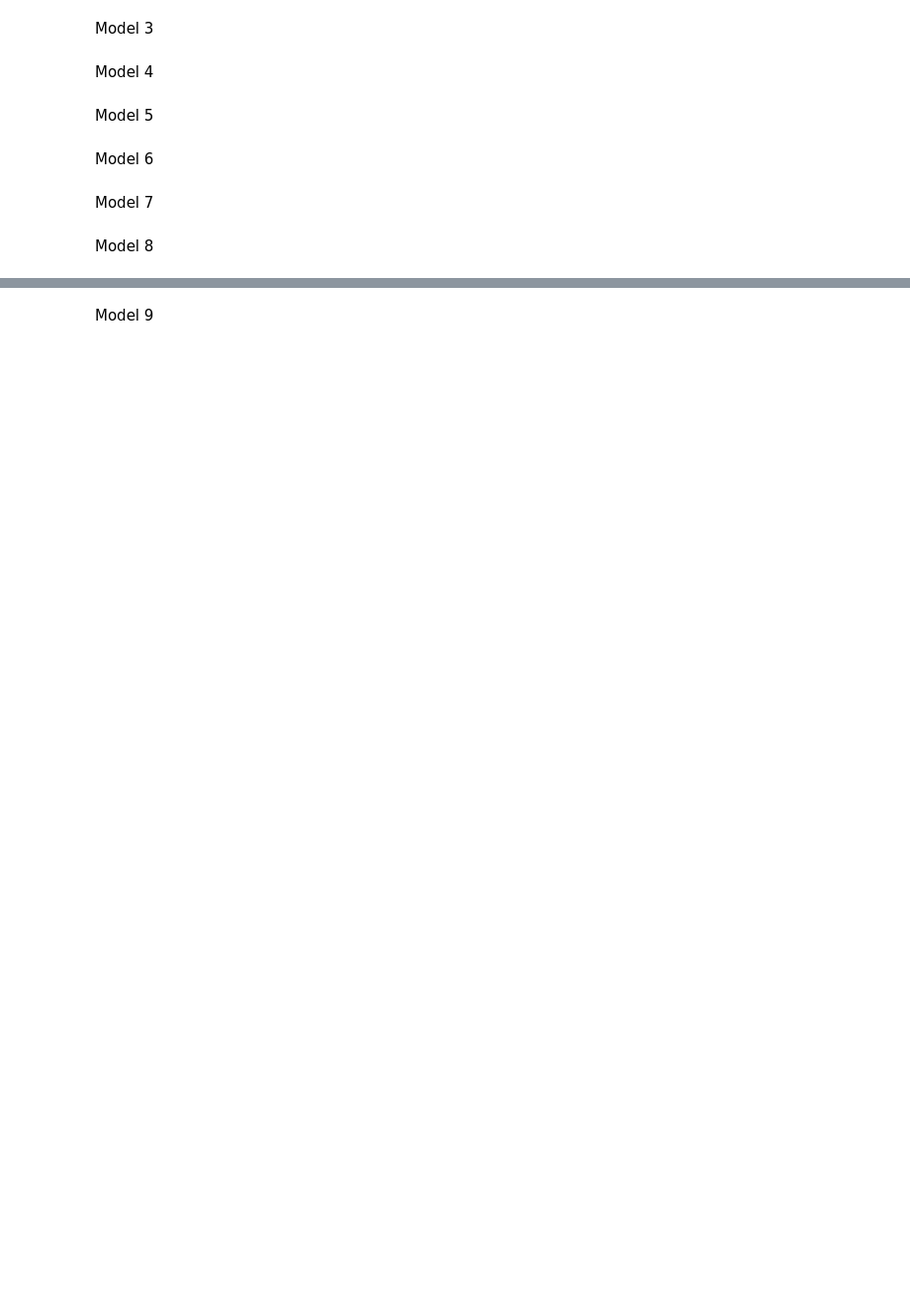
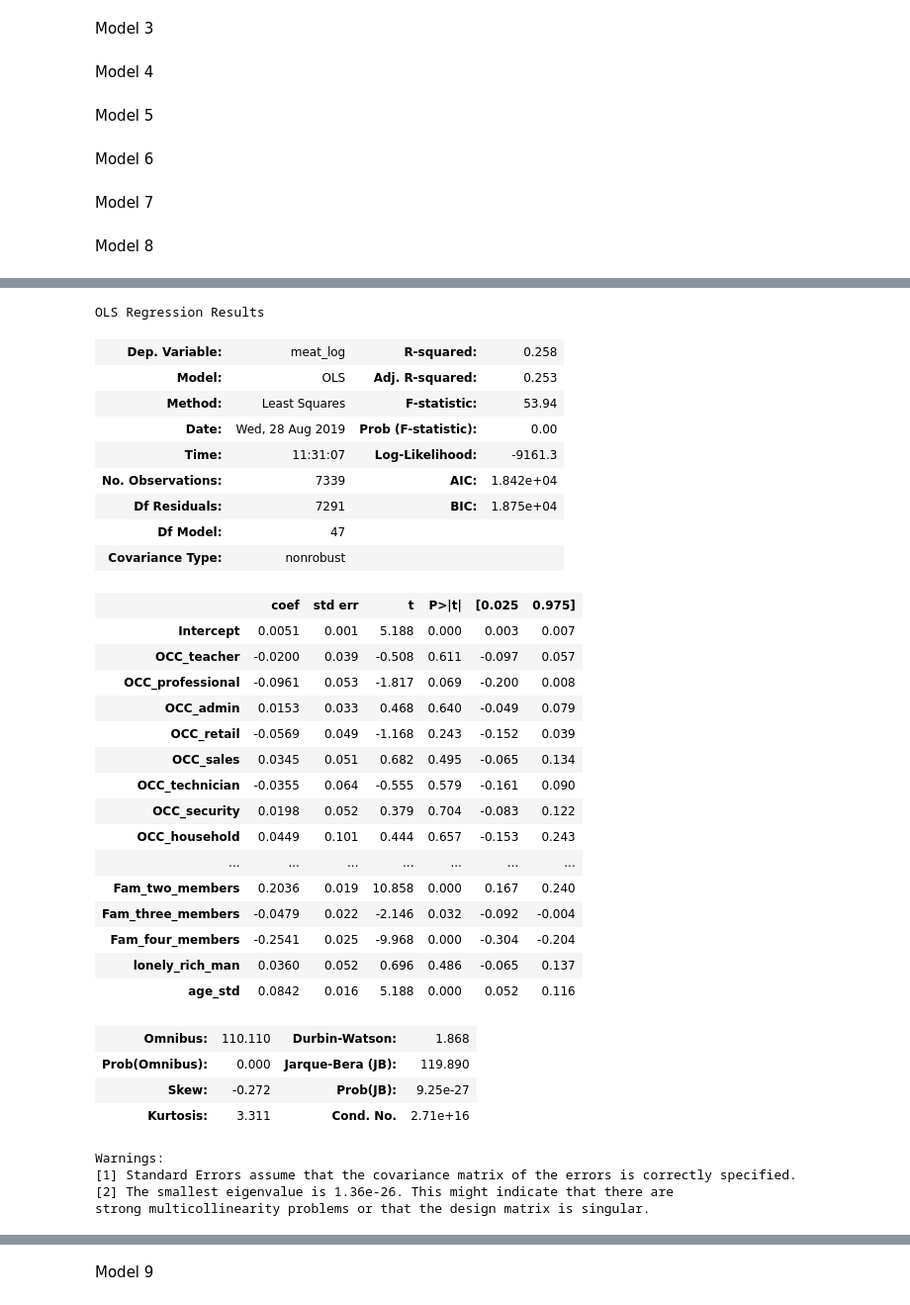
Before and after one commit to Jwdaniel34/Into_the_soyverse, a Jupyter notebook: Expenditure.ipynb, the cells around one changed output, grey strips where cells are left out. Shown: that part at 99% size. Cells and saved outputs as stored; diff of their text form; code cells hidden in the pictures; blank space fills up the shorter version.

```diff
--- a/Expenditure.ipynb
+++ b/Expenditure.ipynb
@@ -515 +532,38 @@ Model 8
+# %%
+lr_model8.summary()
+# %% [output]
+OLS Regression Results
+| Dep. Variable: | meat_log | R-squared: | 0.258 |
+| Model: | OLS | Adj. R-squared: | 0.253 |
+| Method: | Least Squares | F-statistic: | 53.94 |
+| Date: | Wed, 28 Aug 2019 | Prob (F-statistic): | 0.00 |
+| Time: | 11:31:07 | Log-Likelihood: | -9161.3 |
+| No. Observations: | 7339 | AIC: | 1.842e+04 |
+| Df Residuals: | 7291 | BIC: | 1.875e+04 |
+| Df Model: | 47 |  |  |
+| Covariance Type: | nonrobust |  |  |
+|  | coef | std err | t | P>|t| | [0.025 | 0.975] |
+| Intercept | 0.0051 | 0.001 | 5.188 | 0.000 | 0.003 | 0.007 |
+| OCC_teacher | -0.0200 | 0.039 | -0.508 | 0.611 | -0.097 | 0.057 |
+| OCC_professional | -0.0961 | 0.053 | -1.817 | 0.069 | -0.200 | 0.008 |
+| OCC_admin | 0.0153 | 0.033 | 0.468 | 0.640 | -0.049 | 0.079 |
+| OCC_retail | -0.0569 | 0.049 | -1.168 | 0.243 | -0.152 | 0.039 |
+| OCC_sales | 0.0345 | 0.051 | 0.682 | 0.495 | -0.065 | 0.134 |
+| OCC_technician | -0.0355 | 0.064 | -0.555 | 0.579 | -0.161 | 0.090 |
+| OCC_security | 0.0198 | 0.052 | 0.379 | 0.704 | -0.083 | 0.122 |
+| OCC_household | 0.0449 | 0.101 | 0.444 | 0.657 | -0.153 | 0.243 |
+| ... | ... | ... | ... | ... | ... | ... |
+| Fam_two_members | 0.2036 | 0.019 | 10.858 | 0.000 | 0.167 | 0.240 |
+| Fam_three_members | -0.0479 | 0.022 | -2.146 | 0.032 | -0.092 | -0.004 |
+| Fam_four_members | -0.2541 | 0.025 | -9.968 | 0.000 | -0.304 | -0.204 |
+| lonely_rich_man | 0.0360 | 0.052 | 0.696 | 0.486 | -0.065 | 0.137 |
+| age_std | 0.0842 | 0.016 | 5.188 | 0.000 | 0.052 | 0.116 |
+| Omnibus: | 110.110 | Durbin-Watson: | 1.868 |
+| Prob(Omnibus): | 0.000 | Jarque-Bera (JB): | 119.890 |
+| Skew: | -0.272 | Prob(JB): | 9.25e-27 |
+| Kurtosis: | 3.311 | Cond. No. | 2.71e+16 |
+Warnings:
+[1] Standard Errors assume that the covariance matrix of the errors is correctly specified.
+[2] The smallest eigenvalue is 1.36e-26. This might indicate that there are
+strong multicollinearity problems or that the design matrix is singular.
 # %%
```
Also changed, not shown: parts of 12 cells of this notebook, 1 other file.
